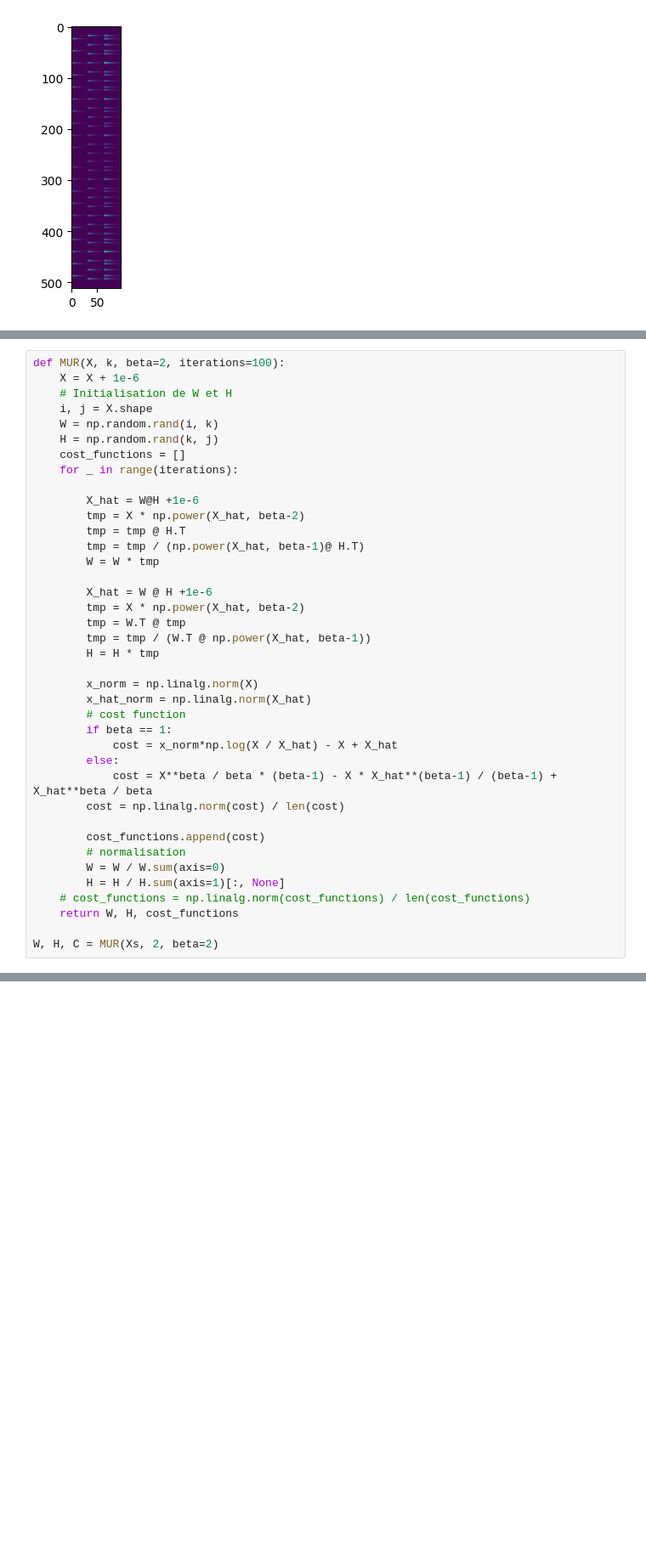
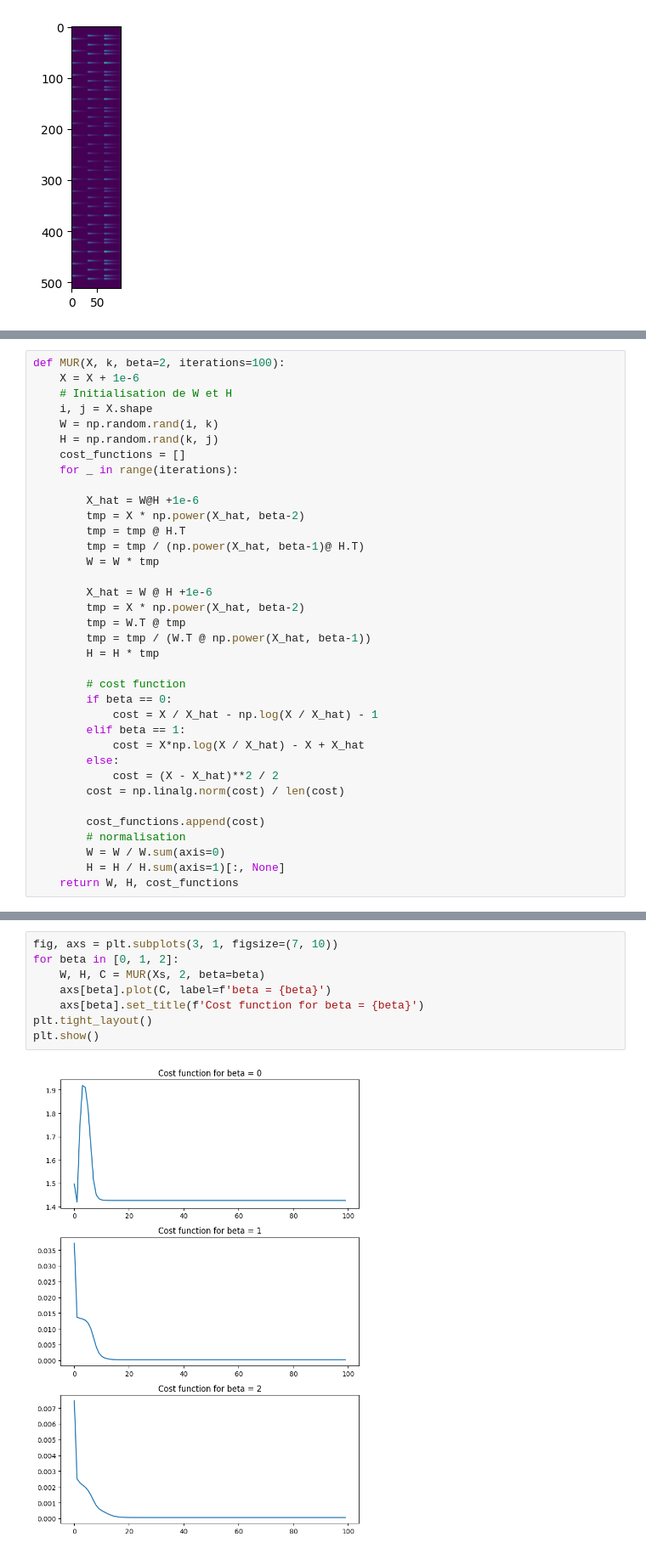
Before and after one commit to kjle/ATIAM-Promo-2025, a Jupyter notebook: TSM/TP-NMF/NMF_TP.ipynb, the cells around one changed output, grey strips where cells are left out. Shown at 85% size. Cells and saved outputs as stored; diff of their text form; blank space fills up the shorter version.

```diff
--- a/TSM/TP-NMF/NMF_TP.ipynb
+++ b/TSM/TP-NMF/NMF_TP.ipynb
@@ -279,20 +278,17 @@ def MUR(X, k, beta=2, iterations=100):
         tmp = tmp / (W.T @ np.power(X_hat, beta-1))
         H = H * tmp
 
-        x_norm = np.linalg.norm(X)
-        x_hat_norm = np.linalg.norm(X_hat)
         # cost function
-        if beta == 1:
-            cost = x_norm*np.log(X / X_hat) - X + X_hat
+        if beta == 0:
+            cost = X / X_hat - np.log(X / X_hat) - 1
+        elif beta == 1:
+            cost = X*np.log(X / X_hat) - X + X_hat
         else:
-            cost = X**beta / beta * (beta-1) - X * X_hat**(beta-1) / (beta-1) + X_hat**beta / beta
+            cost = (X - X_hat)**2 / 2
         cost = np.linalg.norm(cost) / len(cost)
 
         cost_functions.append(cost)
         # normalisation
         W = W / W.sum(axis=0)
         H = H / H.sum(axis=1)[:, None]
-    # cost_functions = np.linalg.norm(cost_functions) / len(cost_functions)
     return W, H, cost_functions
-
-W, H, C = MUR(Xs, 2, beta=2)
@@ -309,0 +295,10 @@ plt.show()
+# %%
+fig, axs = plt.subplots(3, 1, figsize=(7, 10))
+for beta in [0, 1, 2]:
+    W, H, C = MUR(Xs, 2, beta=beta)
+    axs[beta].plot(C, label=f'beta = {beta}')
+    axs[beta].set_title(f'Cost function for beta = {beta}')
+plt.tight_layout()
+plt.show()
+# %% [output]
+[figure, added]
```
Also changed, not shown: parts of 14 cells of this notebook.
